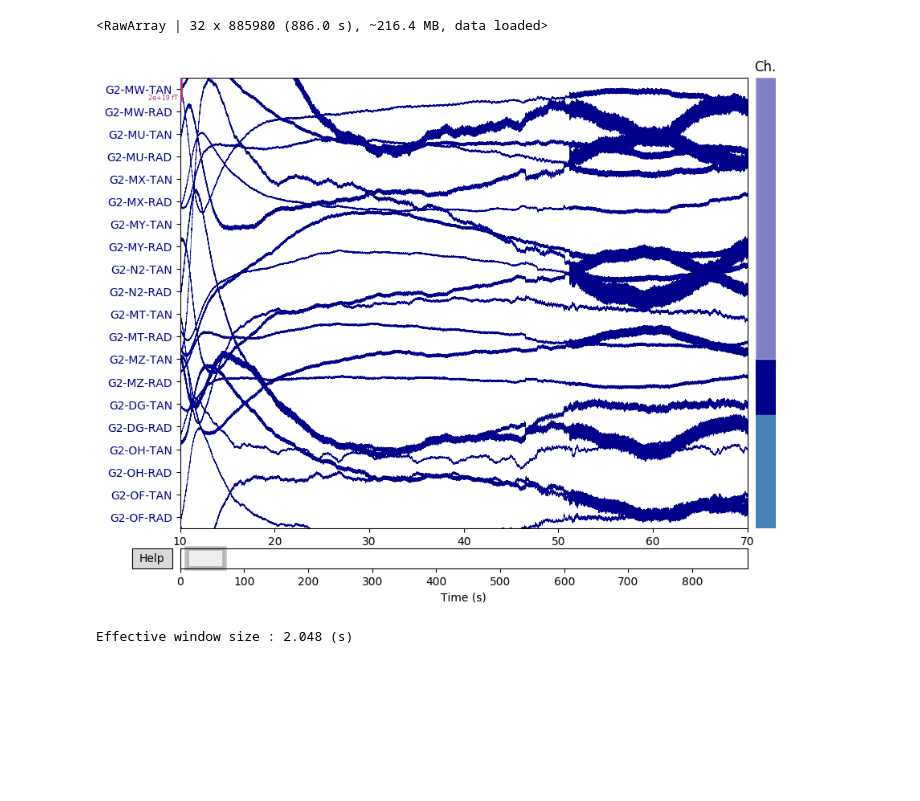
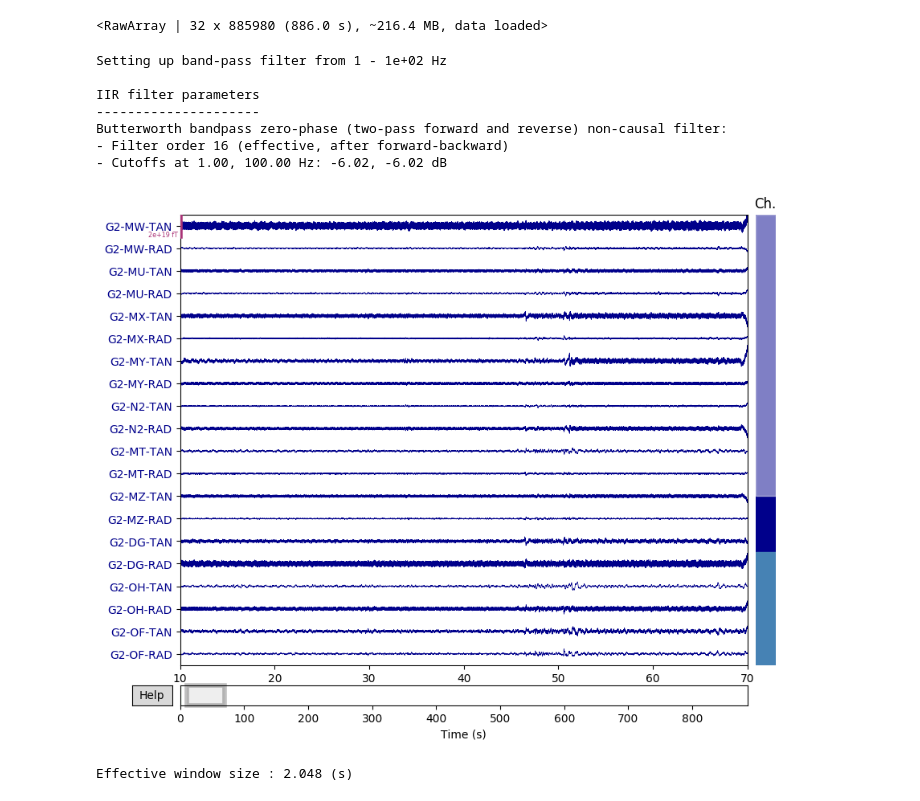
Before and after one commit to neurofractal/analyse_OPMEG, a Jupyter notebook: test_scripts/load_OPMdata_MNE.ipynb, the cells around one changed output. Drawn from its saved outputs; the diff is of its cells as text; code cells hidden in the pictures; blank space fills up the shorter version.

```diff
--- a/test_scripts/load_OPMdata_MNE.ipynb
+++ b/test_scripts/load_OPMdata_MNE.ipynb
@@ -203,9 +203,16 @@ Created an SSP operator (subspace dimension = 15)
 SSP projectors applied...
 <RawArray | 32 x 885980 (886.0 s), ~216.4 MB, data loaded>
 # %%
-raw.plot(start=10.0,duration = 60, scalings = 1e4)
+raw.plot(start=10.0,duration = 60, scalings = 1e4, highpass=1, lowpass = 100)
 # %% [output]
+Setting up band-pass filter from 1 - 1e+02 Hz
+
+IIR filter parameters
+---------------------
+Butterworth bandpass zero-phase (two-pass forward and reverse) non-causal filter:
+- Filter order 16 (effective, after forward-backward)
+- Cutoffs at 1.00, 100.00 Hz: -6.02, -6.02 dB
-[figure, old version]
+[figure, new version]
 # %%
 raw.plot_projs_topomap(ssp1)
 # %%
```
Also changed, not shown: 1 other file.
